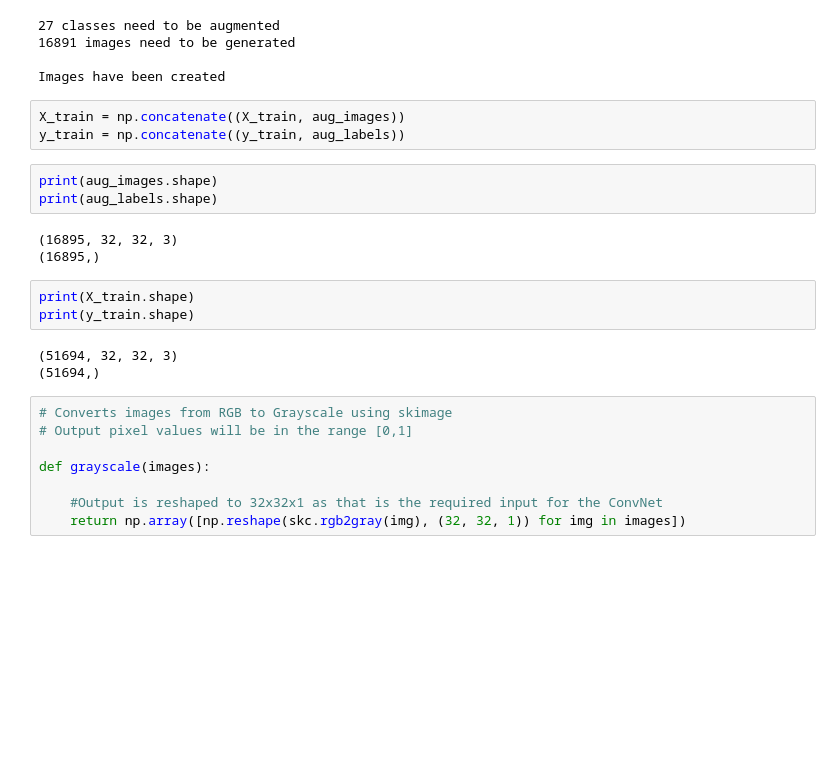
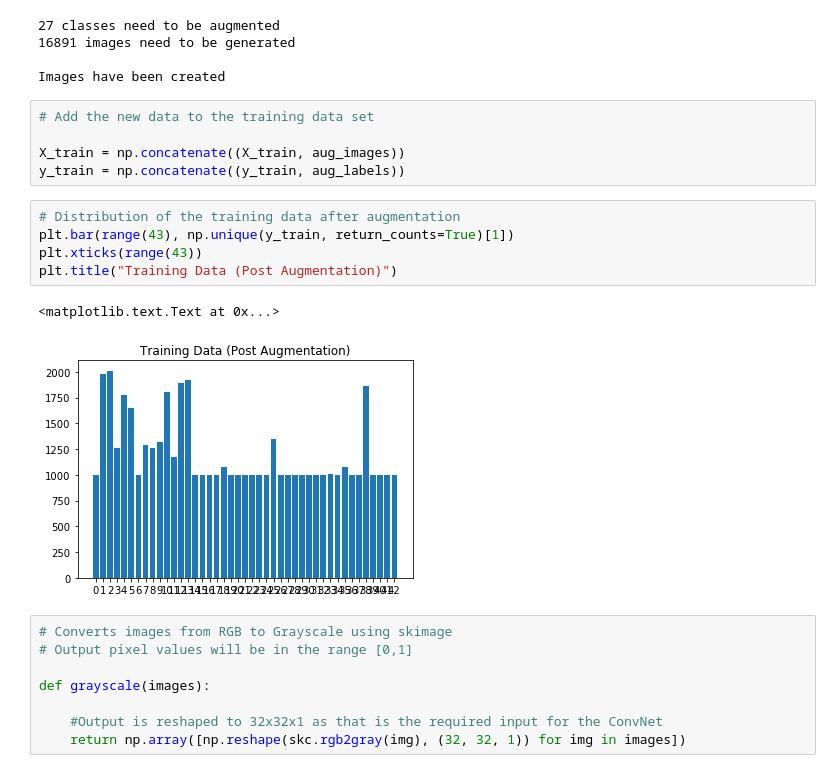
Before and after one commit to nins-k/CarND-Traffic-Sign-Classifier-Project, a Jupyter notebook: Traffic_Sign_Classifier.ipynb, the cells around one changed output. Drawn from its saved outputs; the diff is of its cells as text; blank space fills up the shorter version.

```diff
--- a/Traffic_Sign_Classifier.ipynb
+++ b/Traffic_Sign_Classifier.ipynb
@@ -298,20 +298,18 @@ aug_images, aug_labels = augment_data(X_train, y_train)
 
 Images have been created
 # %%
+# Add the new data to the training data set
+
 X_train = np.concatenate((X_train, aug_images))
 y_train = np.concatenate((y_train, aug_labels))
-# %%
-print(aug_images.shape)
-print(aug_labels.shape)
-# %% [output]
-(16895, 32, 32, 3)
-(16895,)
-# %%
-print(X_train.shape)
-print(y_train.shape)
-# %% [output]
-(51694, 32, 32, 3)
-(51694,)
+# %%
+# Distribution of the training data after augmentation
+plt.bar(range(43), np.unique(y_train, return_counts=True)[1])
+plt.xticks(range(43))
+plt.title("Training Data (Post Augmentation)")
+# %% [output]
+<matplotlib.text.Text at 0x...>
+[figure, added]
 # %%
 # Converts images from RGB to Grayscale using skimage
 # Output pixel values will be in the range [0,1]
```
Also changed, not shown: parts of 4 cells of this notebook, 4 other files.
